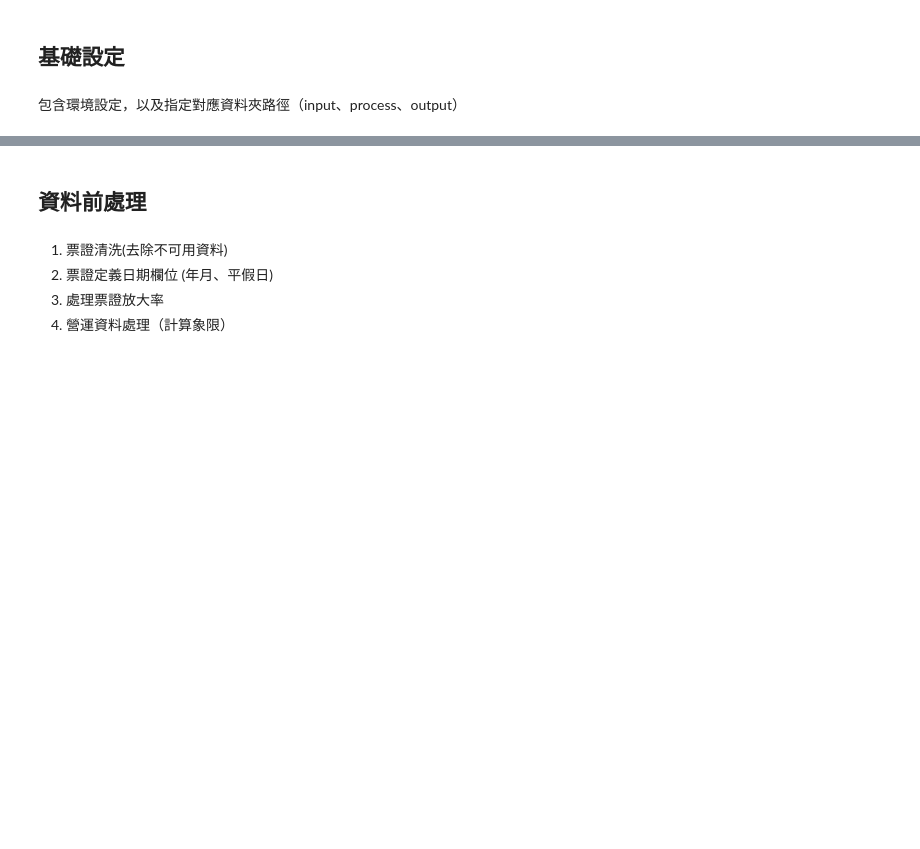
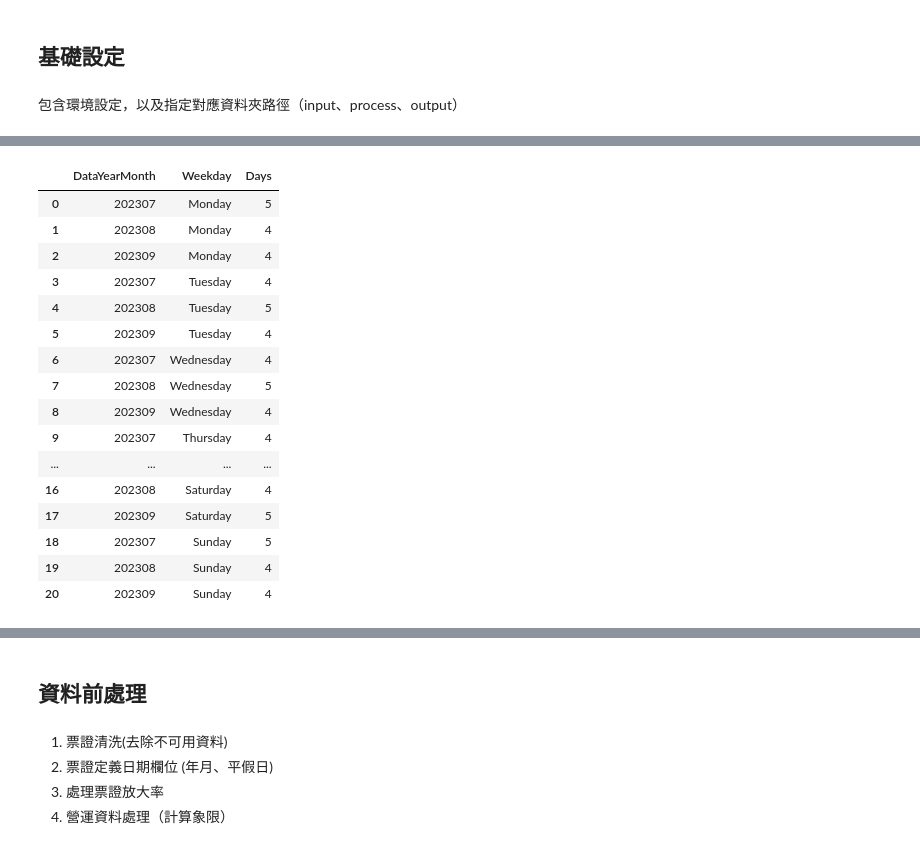
Before and after one commit to KaiChiehKJ/BusFlow, a Jupyter notebook: main.ipynb, the cells around one changed output, grey strips where cells are left out. Saved outputs shown, nothing was run; the diff lists cells and outputs as text; code cells hidden in the pictures; blank space fills up the shorter version.

```diff
--- a/main.ipynb
+++ b/main.ipynb
@@ -41,0 +59,57 @@ dayscount = getDaysCount(startdate, enddate, date_turn_holiday, date_turn_workda
+# %%
+# 定義處理整個 DataFrame 的函數
+def add_weekday_counts(dataframe):
+    import calendar
+    # 將 DataYearMonth 轉換為 datetime 格式
+    dataframe["DataYearMonth"] = pd.to_datetime(dataframe["DataYearMonth"], format="%Y%m")
+
+    # 定義計算每個星期幾天數的函數
+    def calculate_weekday_counts(date):
+        year = date.year
+        month = date.month
+        weekday_counts = {i: 0 for i in range(7)}  # 初始化星期一到星期日的天數為 0
+
+        # 取得該月份的第一天和天數
+        _, num_days = calendar.monthrange(year, month)
+
+        # 計算每一天的星期幾
+        for day in range(1, num_days + 1):
+            weekday = calendar.weekday(year, month, day)
+            weekday_counts[weekday] += 1
+
+        return [weekday_counts[i] for i in range(7)]  # 回傳 [Monday, Tuesday, ..., Sunday] 的次數
+
+    # 計算每個月份的星期天數並新增到 DataFrame
+    dataframe[["Monday", "Tuesday", "Wednesday", "Thursday", "Friday", "Saturday", "Sunday"]] = dataframe["DataYearMonth"].apply(
+        calculate_weekday_counts
+    ).apply(pd.Series)
+    # 將 DataYearMonth 格式化為指定格式 (%Y%m)
+    dataframe["DataYearMonth"] = dataframe["DataYearMonth"].dt.strftime("%Y%m")
+
+    return dataframe
+
+# 呼叫函數並更新 DataFrame
+dayscount_add = add_weekday_counts(dayscount)
+dayscount_add = dayscount_add[['DataYearMonth',"Monday", "Tuesday", "Wednesday", "Thursday", "Friday", "Saturday", "Sunday"]]
+# Melt the DataFrame
+dayscount_add = pd.melt(dayscount_add, id_vars=['DataYearMonth'], var_name='Weekday', value_name='Days')
+# %%
+dayscount_add
+# %% [output]
+|  | DataYearMonth | Weekday | Days |
+| 0 | 202307 | Monday | 5 |
+| 1 | 202308 | Monday | 4 |
+| 2 | 202309 | Monday | 4 |
+| 3 | 202307 | Tuesday | 4 |
+| 4 | 202308 | Tuesday | 5 |
+| 5 | 202309 | Tuesday | 4 |
+| 6 | 202307 | Wednesday | 4 |
+| 7 | 202308 | Wednesday | 5 |
+| 8 | 202309 | Wednesday | 4 |
+| 9 | 202307 | Thursday | 4 |
+| ... | ... | ... | ... |
+| 16 | 202308 | Saturday | 4 |
+| 17 | 202309 | Saturday | 5 |
+| 18 | 202307 | Sunday | 5 |
+| 19 | 202308 | Sunday | 4 |
+| 20 | 202309 | Sunday | 4 |
```
Also changed, not shown: parts of 9 cells of this notebook.
